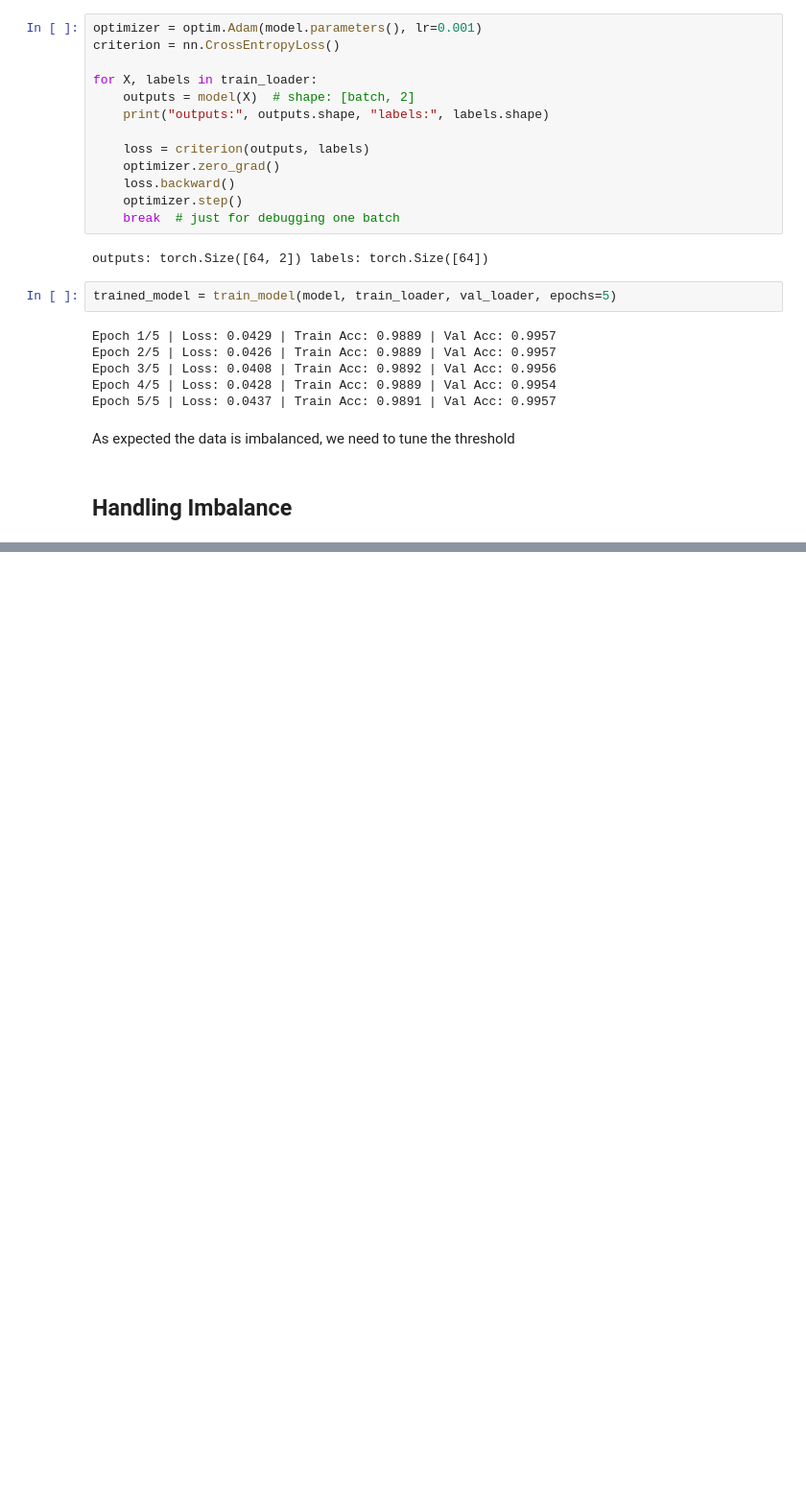
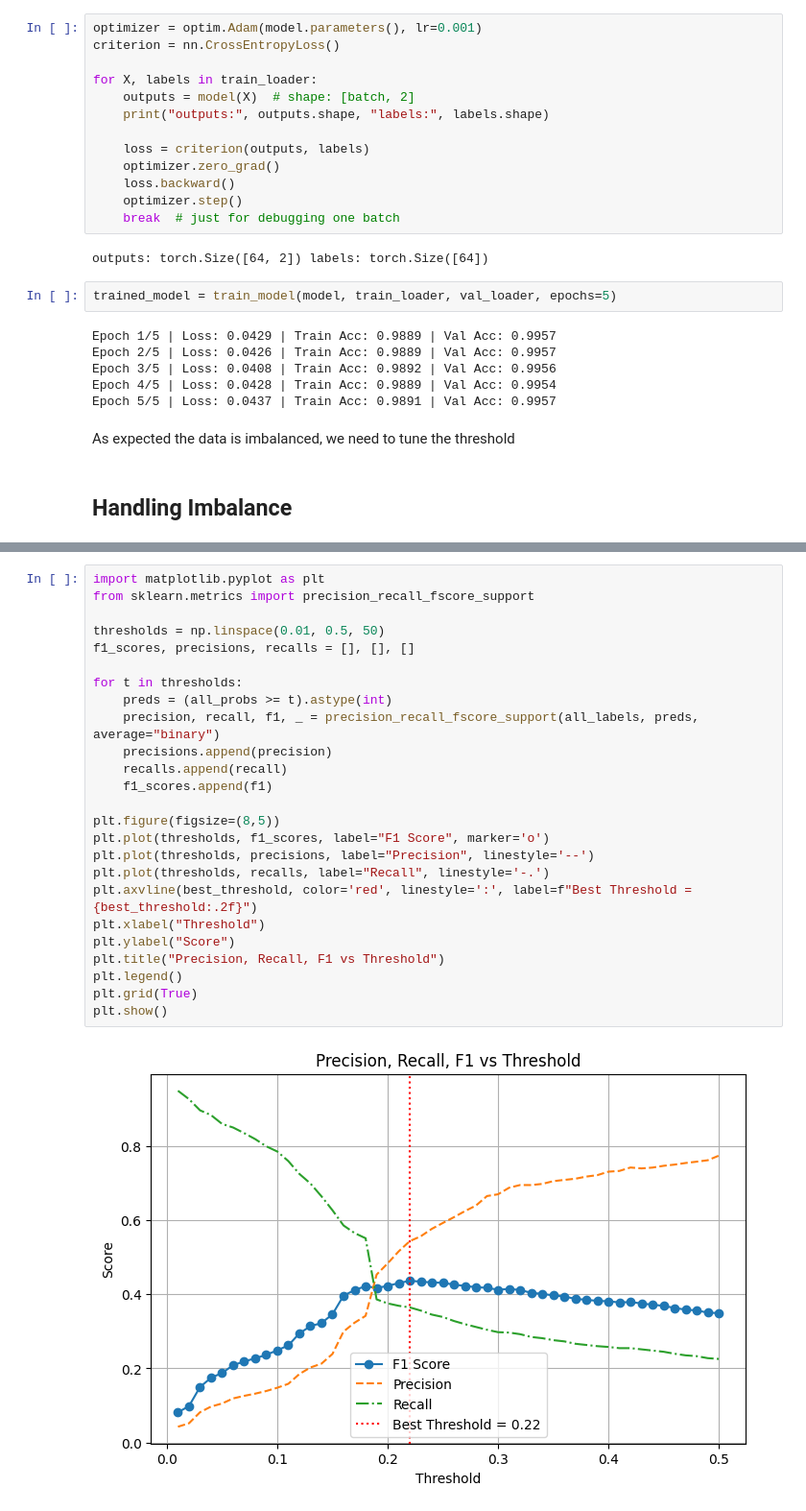
Before and after one commit to ansingh16/RL_signal_control, a Jupyter notebook: notebooks/Data_exploration.ipynb, the cells around one changed output, grey strips where cells are left out. Shown at 96% size. Cells and saved outputs as stored; diff of their text form; blank space fills up the shorter version.

```diff
--- a/notebooks/Data_exploration.ipynb
+++ b/notebooks/Data_exploration.ipynb
@@ -323,0 +357,27 @@ As expected the data is imbalanced, we need to tune the threshold
+# %%
+import matplotlib.pyplot as plt
+from sklearn.metrics import precision_recall_fscore_support
+
+thresholds = np.linspace(0.01, 0.5, 50)
+f1_scores, precisions, recalls = [], [], []
+
+for t in thresholds:
+    preds = (all_probs >= t).astype(int)
+    precision, recall, f1, _ = precision_recall_fscore_support(all_labels, preds, average="binary")
+    precisions.append(precision)
+    recalls.append(recall)
+    f1_scores.append(f1)
+
+plt.figure(figsize=(8,5))
+plt.plot(thresholds, f1_scores, label="F1 Score", marker='o')
+plt.plot(thresholds, precisions, label="Precision", linestyle='--')
+plt.plot(thresholds, recalls, label="Recall", linestyle='-.')
+plt.axvline(best_threshold, color='red', linestyle=':', label=f"Best Threshold = {best_threshold:.2f}")
+plt.xlabel("Threshold")
+plt.ylabel("Score")
+plt.title("Precision, Recall, F1 vs Threshold")
+plt.legend()
+plt.grid(True)
+plt.show()
+# %% [output]
+[figure, added]
```
Also changed, not shown: parts of 1 cell of this notebook, 1 other file.
